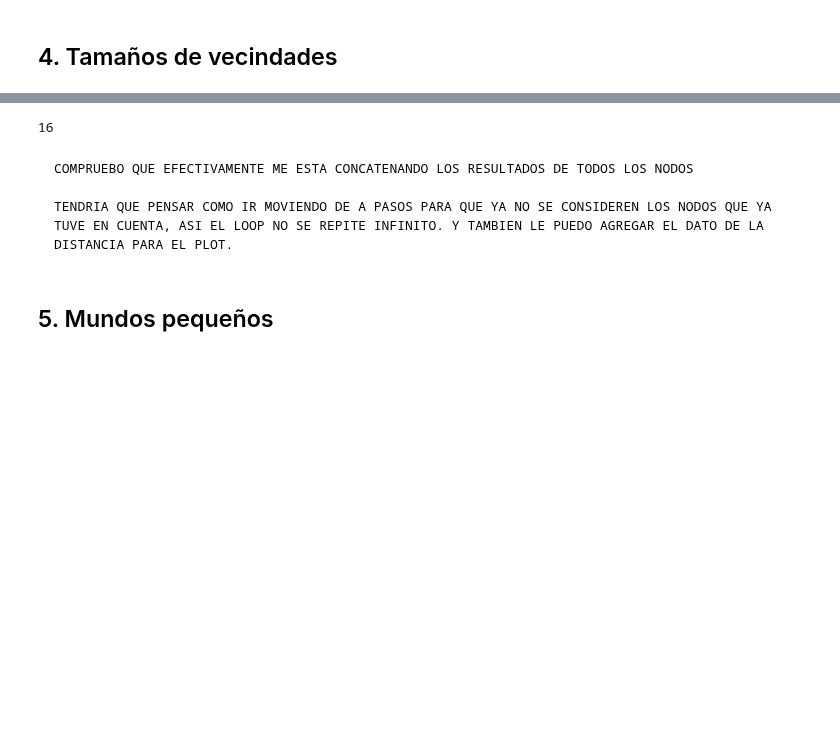
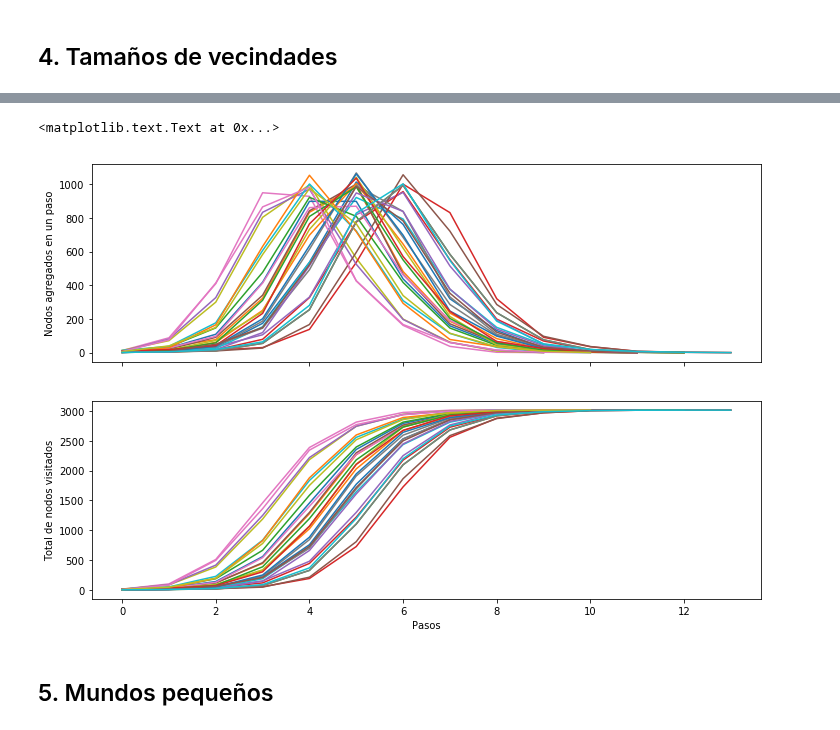
Before and after one commit to m2march/ciencia_datos, a Jupyter notebook: tp4/tp4.ipynb, the cells around one changed output, grey strips where cells are left out. Cells and saved outputs as stored; diff of their text form; code cells hidden in the pictures; blank space fills up the shorter version.

```diff
--- a/tp4/tp4.ipynb
+++ b/tp4/tp4.ipynb
@@ -398,8 +300,0 @@ len(get_neighbors(giant_component, node_neighbors[0]))
-# %%
-len(get_neighbors(giant_component, node_neighbors[1]))
-# %% [output]
-16
-# %% [markdown]
-    COMPRUEBO QUE EFECTIVAMENTE ME ESTA CONCATENANDO LOS RESULTADOS DE TODOS LOS NODOS
-
-    TENDRIA QUE PENSAR COMO IR MOVIENDO DE A PASOS PARA QUE YA NO SE CONSIDEREN LOS NODOS QUE YA TUVE EN CUENTA, ASI EL LOOP NO SE REPITE INFINITO. Y TAMBIEN LE PUEDO AGREGAR EL DATO DE LA DISTANCIA PARA EL PLOT.
@@ -406,3 +333,27 @@ len(get_neighbors(giant_component, node_neighbors[1]))
+# %%
+elegidos_gigante = random.choice(giant_component.nodes(), size=30, replace=False)
+# %%
+df = pd.DataFrame.from_records(
+    [roberto_carlos(giant_component, n) for n in elegidos_gigante]
+)
+# %%
+fig, axs = subplots(2, 1, figsize=(12, 8), sharex=True)
+sca(axs[0])
+for agregados in df['agregados']:
+    plot(range(len(agregados)), agregados)
+
+ylabel('Nodos agregados en un paso')
+
+sca(axs[1])
+for visitados in df['visitados']:
+    plot(range(len(visitados)), visitados)
+
+ylabel('Total de nodos visitados')
+
+xlabel('Pasos')
+# %% [output]
+<matplotlib.text.Text at 0x...>
+[figure, added]
 # %% [markdown]
 <a name="mundospequeños"></a>
 ##  5. Mundos pequeños
```
Also changed, not shown: parts of 43 cells of this notebook, 2 other files.
